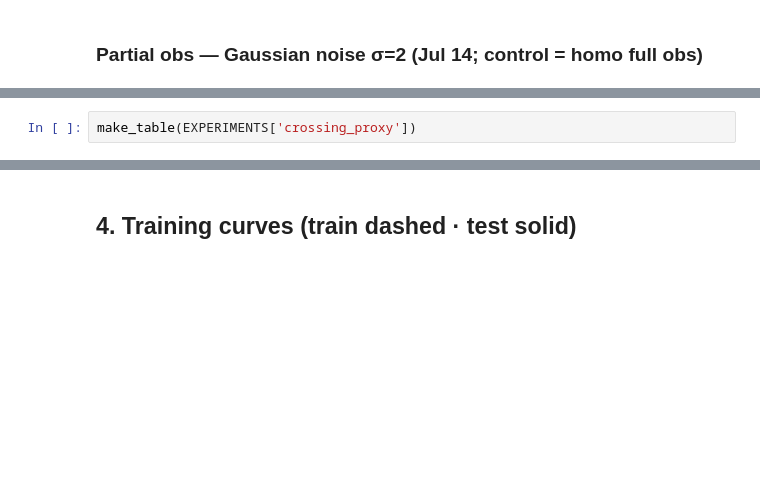
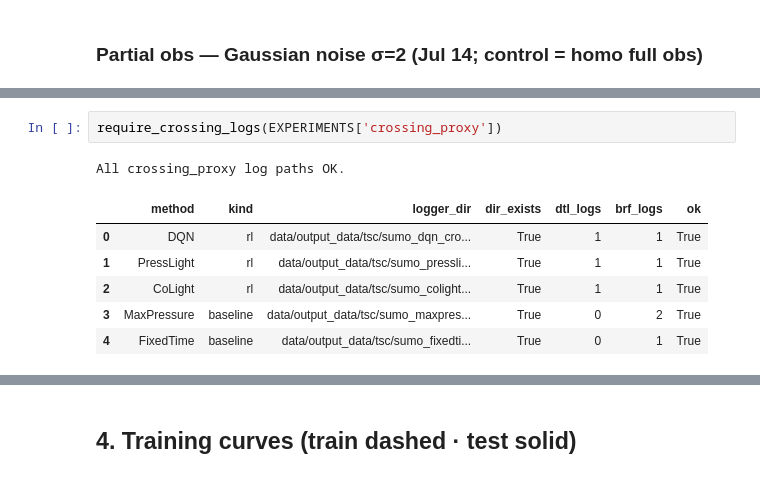
Before and after one commit to sal0-h/LibSignal, a Jupyter notebook: result_analysis/realism_benchmark_4x4.ipynb, the cells around one changed output, grey strips where cells are left out. Saved outputs shown, nothing was run; the diff lists cells and outputs as text; blank space fills up the shorter version.

```diff
--- a/result_analysis/realism_benchmark_4x4.ipynb
+++ b/result_analysis/realism_benchmark_4x4.ipynb
@@ -265,2 +408,10 @@ Homo control: MP **173.26 s**, FT **219.14 s**. Crossing-proxy baselines: MP **1
 # %%
-make_table(EXPERIMENTS['crossing_proxy'])
+require_crossing_logs(EXPERIMENTS['crossing_proxy'])
+# %% [output]
+All crossing_proxy log paths OK.
+|  | method | kind | logger_dir | dir_exists | dtl_logs | brf_logs | ok |
+| 0 | DQN | rl | data/output_data/tsc/sumo_dqn_cro... | True | 1 | 1 | True |
+| 1 | PressLight | rl | data/output_data/tsc/sumo_pressli... | True | 1 | 1 | True |
+| 2 | CoLight | rl | data/output_data/tsc/sumo_colight... | True | 1 | 1 | True |
+| 3 | MaxPressure | baseline | data/output_data/tsc/sumo_maxpres... | True | 0 | 2 | True |
+| 4 | FixedTime | baseline | data/output_data/tsc/sumo_fixedti... | True | 0 | 1 | True |
```
Also changed, not shown: parts of 18 cells of this notebook, 3 other files.
